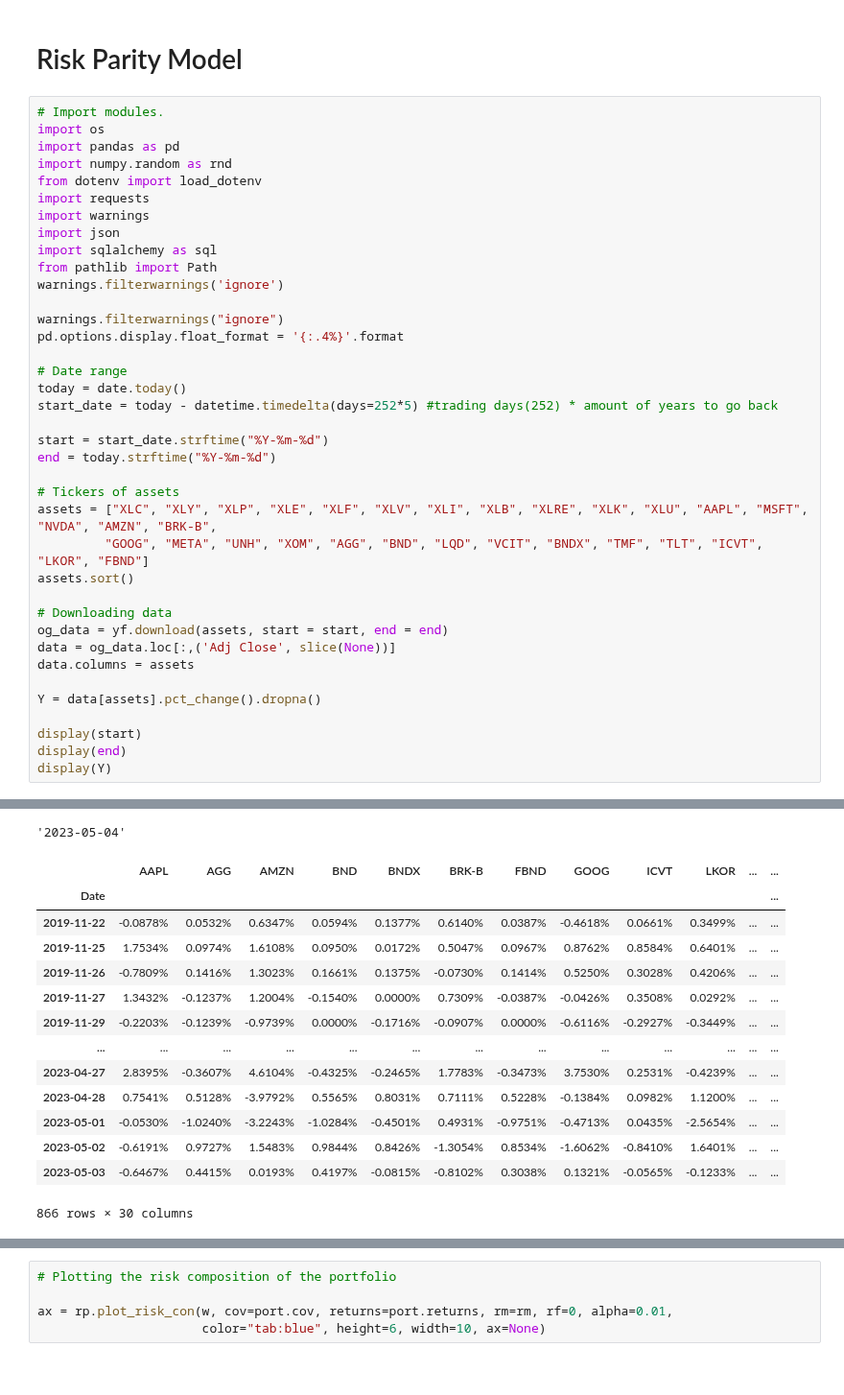
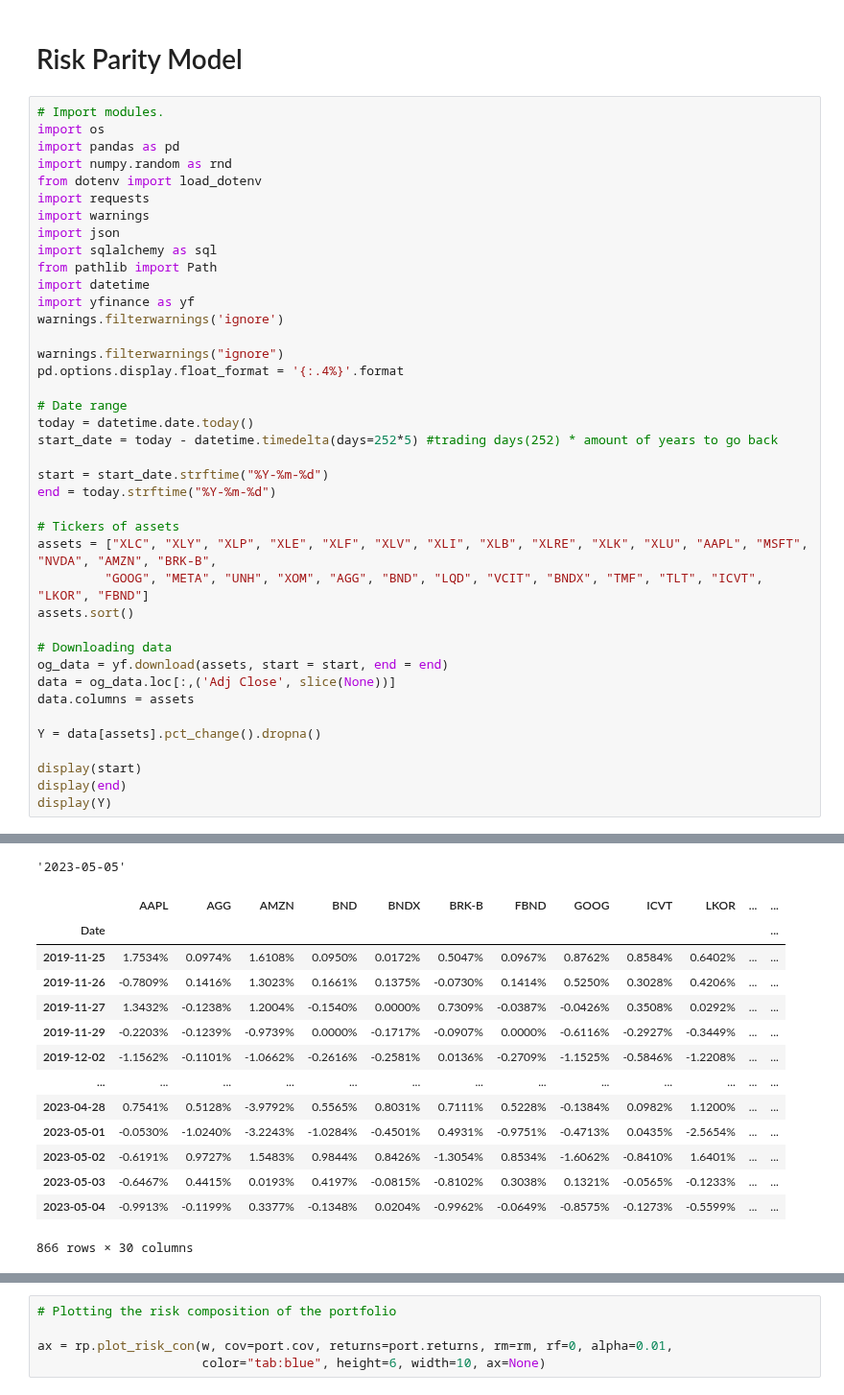
Before and after one commit to ssenhouse/Project1, a Jupyter notebook: Risk Parity App.ipynb, the cells around one changed output, grey strips where cells are left out. Shown at 96% size. Cells and saved outputs as stored; diff of their text form.

```diff
--- a/Risk Parity App.ipynb
+++ b/Risk Parity App.ipynb
@@ -11,13 +11,15 @@ import warnings
 import json
 import sqlalchemy as sql
 from pathlib import Path
+import datetime
+import yfinance as yf
 warnings.filterwarnings('ignore')
 
 warnings.filterwarnings("ignore")
 pd.options.display.float_format = '{:.4%}'.format
 
 # Date range
-today = date.today()
+today = datetime.date.today()
 start_date = today - datetime.timedelta(days=252*5) #trading days(252) * amount of years to go back
 
 start = start_date.strftime("%Y-%m-%d")
@@ -44,17 +46,17 @@ display(Y)
-'2023-05-04'
+'2023-05-05'
 |  | AAPL | AGG | AMZN | BND | BNDX | BRK-B | FBND | GOOG | ICVT | LKOR | ... | ... |
 | Date |  |  |  |  |  |  |  |  |  |  |  | ... |
-| 2019-11-22 | -0.0878% | 0.0532% | 0.6347% | 0.0594% | 0.1377% | 0.6140% | 0.0387% | -0.4618% | 0.0661% | 0.3499% | ... | ... |
-| 2019-11-25 | 1.7534% | 0.0974% | 1.6108% | 0.0950% | 0.0172% | 0.5047% | 0.0967% | 0.8762% | 0.8584% | 0.6401% | ... | ... |
+| 2019-11-25 | 1.7534% | 0.0974% | 1.6108% | 0.0950% | 0.0172% | 0.5047% | 0.0967% | 0.8762% | 0.8584% | 0.6402% | ... | ... |
 | 2019-11-26 | -0.7809% | 0.1416% | 1.3023% | 0.1661% | 0.1375% | -0.0730% | 0.1414% | 0.5250% | 0.3028% | 0.4206% | ... | ... |
-| 2019-11-27 | 1.3432% | -0.1237% | 1.2004% | -0.1540% | 0.0000% | 0.7309% | -0.0387% | -0.0426% | 0.3508% | 0.0292% | ... | ... |
-| 2019-11-29 | -0.2203% | -0.1239% | -0.9739% | 0.0000% | -0.1716% | -0.0907% | 0.0000% | -0.6116% | -0.2927% | -0.3449% | ... | ... |
+| 2019-11-27 | 1.3432% | -0.1238% | 1.2004% | -0.1540% | 0.0000% | 0.7309% | -0.0387% | -0.0426% | 0.3508% | 0.0292% | ... | ... |
+| 2019-11-29 | -0.2203% | -0.1239% | -0.9739% | 0.0000% | -0.1717% | -0.0907% | 0.0000% | -0.6116% | -0.2927% | -0.3449% | ... | ... |
+| 2019-12-02 | -1.1562% | -0.1101% | -1.0662% | -0.2616% | -0.2581% | 0.0136% | -0.2709% | -1.1525% | -0.5846% | -1.2208% | ... | ... |
 | ... | ... | ... | ... | ... | ... | ... | ... | ... | ... | ... | ... | ... |
-| 2023-04-27 | 2.8395% | -0.3607% | 4.6104% | -0.4325% | -0.2465% | 1.7783% | -0.3473% | 3.7530% | 0.2531% | -0.4239% | ... | ... |
 | 2023-04-28 | 0.7541% | 0.5128% | -3.9792% | 0.5565% | 0.8031% | 0.7111% | 0.5228% | -0.1384% | 0.0982% | 1.1200% | ... | ... |
 | 2023-05-01 | -0.0530% | -1.0240% | -3.2243% | -1.0284% | -0.4501% | 0.4931% | -0.9751% | -0.4713% | 0.0435% | -2.5654% | ... | ... |
 | 2023-05-02 | -0.6191% | 0.9727% | 1.5483% | 0.9844% | 0.8426% | -1.3054% | 0.8534% | -1.6062% | -0.8410% | 1.6401% | ... | ... |
 | 2023-05-03 | -0.6467% | 0.4415% | 0.0193% | 0.4197% | -0.0815% | -0.8102% | 0.3038% | 0.1321% | -0.0565% | -0.1233% | ... | ... |
+| 2023-05-04 | -0.9913% | -0.1199% | 0.3377% | -0.1348% | 0.0204% | -0.9962% | -0.0649% | -0.8575% | -0.1273% | -0.5599% | ... | ... |
 866 rows × 30 columns
 # %%
 x = float(input())
```
Also changed, not shown: parts of 6 cells of this notebook, 1 other file.
